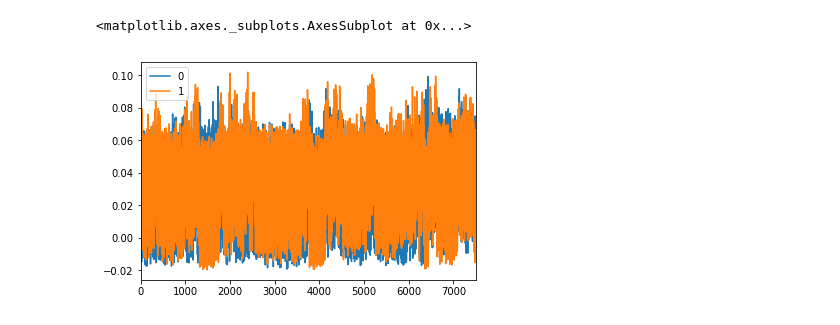
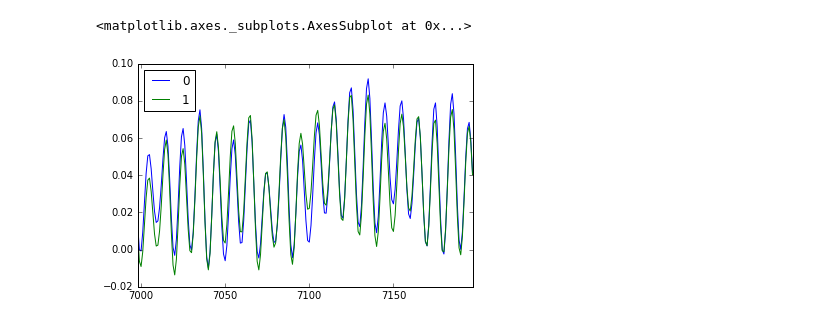
Before and after one commit to zubekj/pixel_tracking, a Jupyter notebook: data_analysis.ipynb, the cells around one changed output. Drawn from its saved outputs; the diff is of its cells as text; code cells hidden in the pictures.

```diff
--- a/data_analysis.ipynb
+++ b/data_analysis.ipynb
@@ -4,8 +4,8 @@ import matplotlib.pyplot as plt
 
 %matplotlib inline
 # %%
-d = pd.read_csv("out.txt")
-d.plot()
+d = pd.read_csv("cut_fd_res.csv")
+d.iloc[-500:-300].plot()
 # %% [output]
 <matplotlib.axes._subplots.AxesSubplot at 0x...>
-[figure, old version]
+[figure, new version]
```
Also changed, not shown: 1 other file.
